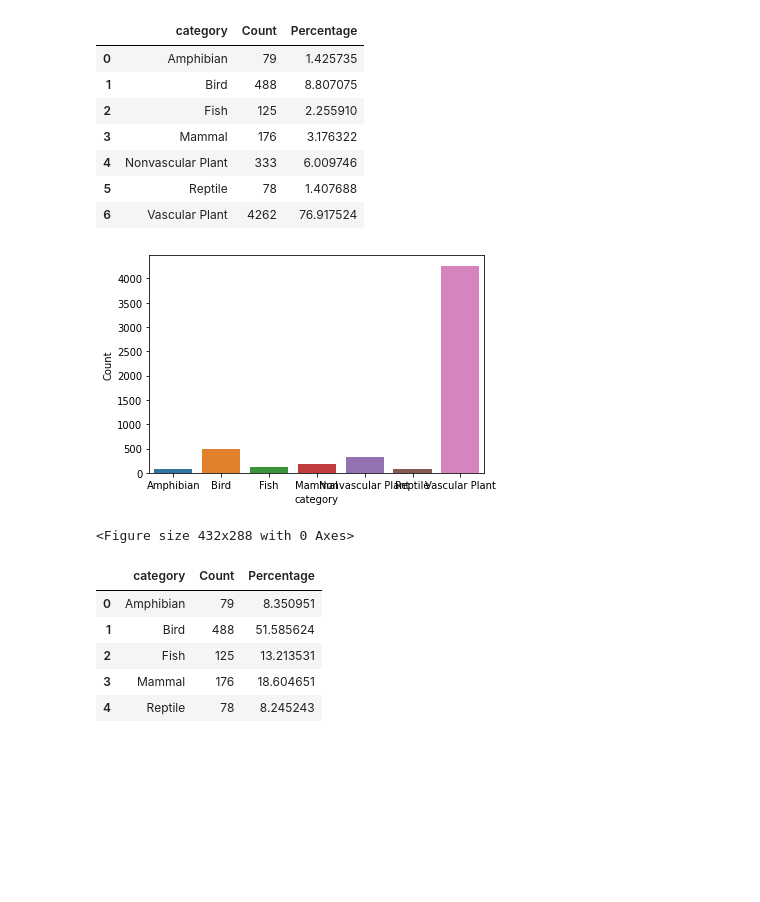
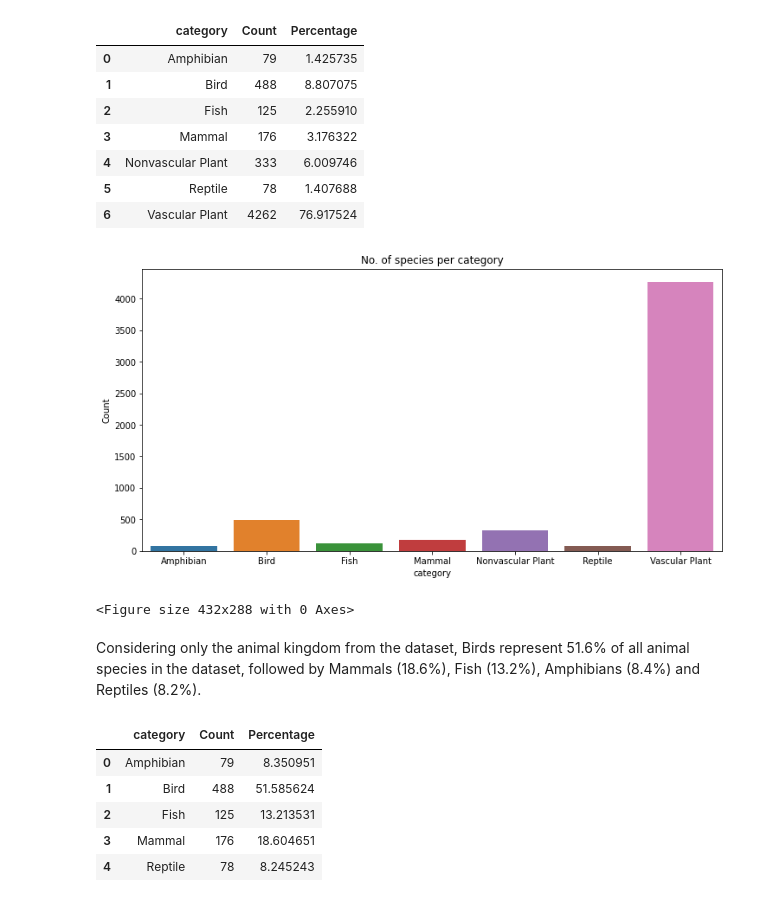
Before and after one commit to R0go/BioDiversity, a Jupyter notebook: biodiversity.ipynb, the cells around one changed output. Saved outputs shown, nothing was run; the diff lists cells and outputs as text; code cells hidden in the pictures; blank space fills up the shorter version.

```diff
--- a/biodiversity.ipynb
+++ b/biodiversity.ipynb
@@ -79,7 +80,7 @@ species_info['conservation_status'] = species_info['conservation_status'].fillna
 
 #creating categorical data out of conservation status
 species_info["conservation_status"] = species_info["conservation_status"].astype("category")
-species_info["conservation_status"] = species_info["conservation_status"].cat.reorder_categories(['Endangered', 'Threatened', 'Species of Concern', 'In Recovery', 'Species of no concern'], ordered=True)
+species_info["conservation_status"] = species_info["conservation_status"].cat.reorder_categories(['Endangered', 'Threatened', 'In Recovery', 'Species of Concern', 'Species of no concern'], ordered=True)
 
 #checking uniques
 print(species_info.conservation_status.unique())
@@ -194,12 +203,16 @@ species_grouping
 | 5 | Reptile | 78 | 1.407688 |
 | 6 | Vascular Plant | 4262 | 76.917524 |
 # %%
+plt.figure(figsize=(12,6))
+plt.title('No. of species per category')
 sns.barplot(data=species_grouping, x="category", y='Count')
 plt.show()
 plt.clf()
 # %% [output]
-[figure, old version]
+[figure, new version]
 <Figure size 432x288 with 0 Axes>
+# %% [markdown]
+Considering only the animal kingdom from the dataset, Birds represent 51.6% of all animal species in the dataset, followed by Mammals (18.6%), Fish (13.2%), Amphibians (8.4%) and Reptiles (8.2%).
 # %%
 species_grouping_animals = species_info[species_info.Kingdom =='Animal'].groupby('category').size().reset_index()
 species_grouping_animals.columns= ['category', 'Count']
```
Also changed, not shown: parts of 29 cells of this notebook.
